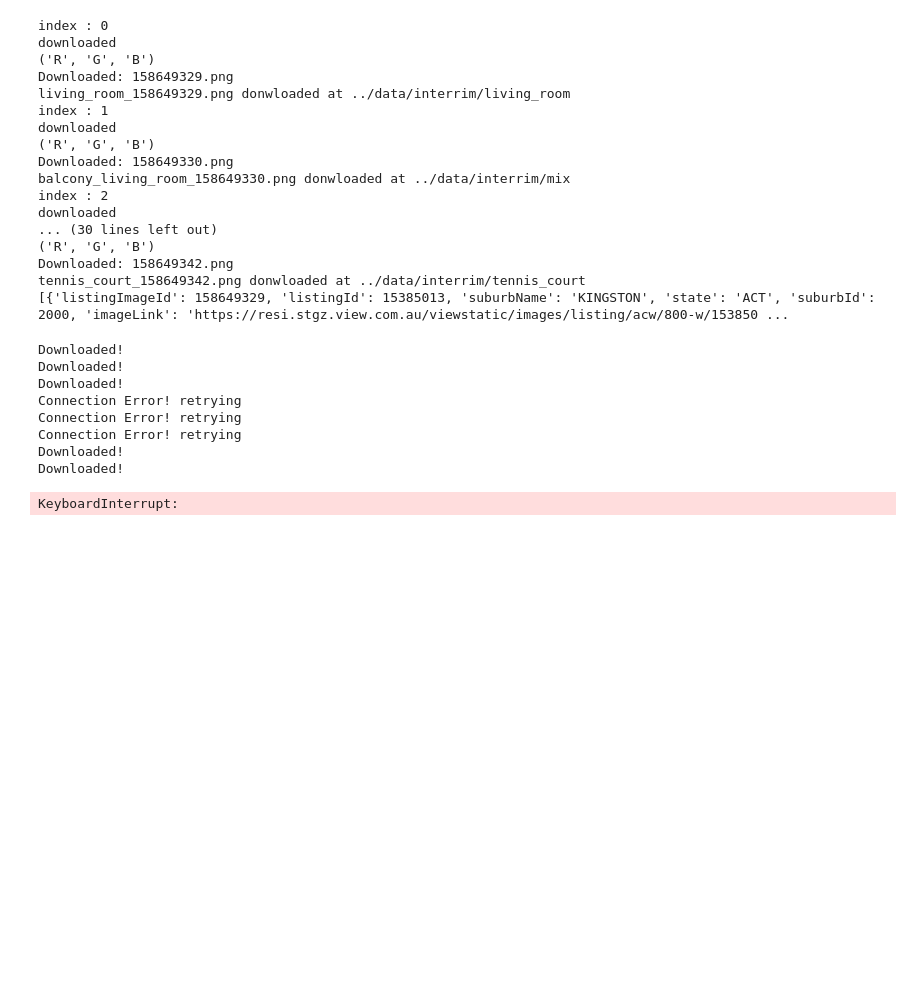
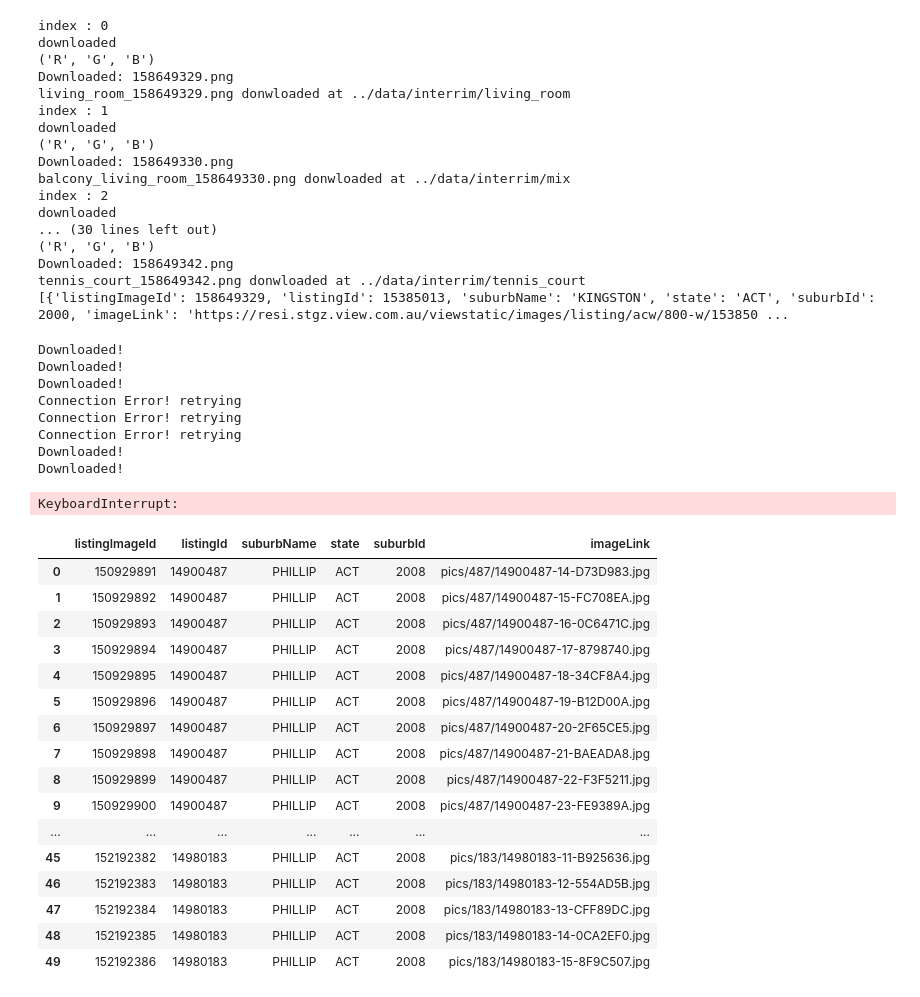
Before and after one commit to avestaAI/rev-object-detection, a Jupyter notebook: notebooks/testing.ipynb, the cells around one changed output. Cells and saved outputs as stored; diff of their text form; code cells hidden in the pictures; blank space fills up the shorter version.

```diff
--- a/notebooks/testing.ipynb
+++ b/notebooks/testing.ipynb
@@ -234,3 +234,29 @@ Connection Error! retrying
 Downloaded!
 Downloaded!
 KeyboardInterrupt:
+# %%
+import pandas as pd
+start = 51
+end = 100
+# %%
+data_df = pd.read_csv("../data/raw/listings_images.csv", header=0, skiprows=range(1, start), nrows=(end - start + 1))
+# %%
+data_df
+# %% [output]
+|  | listingImageId | listingId | suburbName | state | suburbId | imageLink |
+| 0 | 150929891 | 14900487 | PHILLIP | ACT | 2008 | pics/487/14900487-14-D73D983.jpg |
+| 1 | 150929892 | 14900487 | PHILLIP | ACT | 2008 | pics/487/14900487-15-FC708EA.jpg |
+| 2 | 150929893 | 14900487 | PHILLIP | ACT | 2008 | pics/487/14900487-16-0C6471C.jpg |
+| 3 | 150929894 | 14900487 | PHILLIP | ACT | 2008 | pics/487/14900487-17-8798740.jpg |
+| 4 | 150929895 | 14900487 | PHILLIP | ACT | 2008 | pics/487/14900487-18-34CF8A4.jpg |
+| 5 | 150929896 | 14900487 | PHILLIP | ACT | 2008 | pics/487/14900487-19-B12D00A.jpg |
+| 6 | 150929897 | 14900487 | PHILLIP | ACT | 2008 | pics/487/14900487-20-2F65CE5.jpg |
+| 7 | 150929898 | 14900487 | PHILLIP | ACT | 2008 | pics/487/14900487-21-BAEADA8.jpg |
+| 8 | 150929899 | 14900487 | PHILLIP | ACT | 2008 | pics/487/14900487-22-F3F5211.jpg |
+| 9 | 150929900 | 14900487 | PHILLIP | ACT | 2008 | pics/487/14900487-23-FE9389A.jpg |
+| ... | ... | ... | ... | ... | ... | ... |
+| 45 | 152192382 | 14980183 | PHILLIP | ACT | 2008 | pics/183/14980183-11-B925636.jpg |
+| 46 | 152192383 | 14980183 | PHILLIP | ACT | 2008 | pics/183/14980183-12-554AD5B.jpg |
+| 47 | 152192384 | 14980183 | PHILLIP | ACT | 2008 | pics/183/14980183-13-CFF89DC.jpg |
+| 48 | 152192385 | 14980183 | PHILLIP | ACT | 2008 | pics/183/14980183-14-0CA2EF0.jpg |
+| 49 | 152192386 | 14980183 | PHILLIP | ACT | 2008 | pics/183/14980183-15-8F9C507.jpg |
```
Also changed, not shown: 15 other files.
